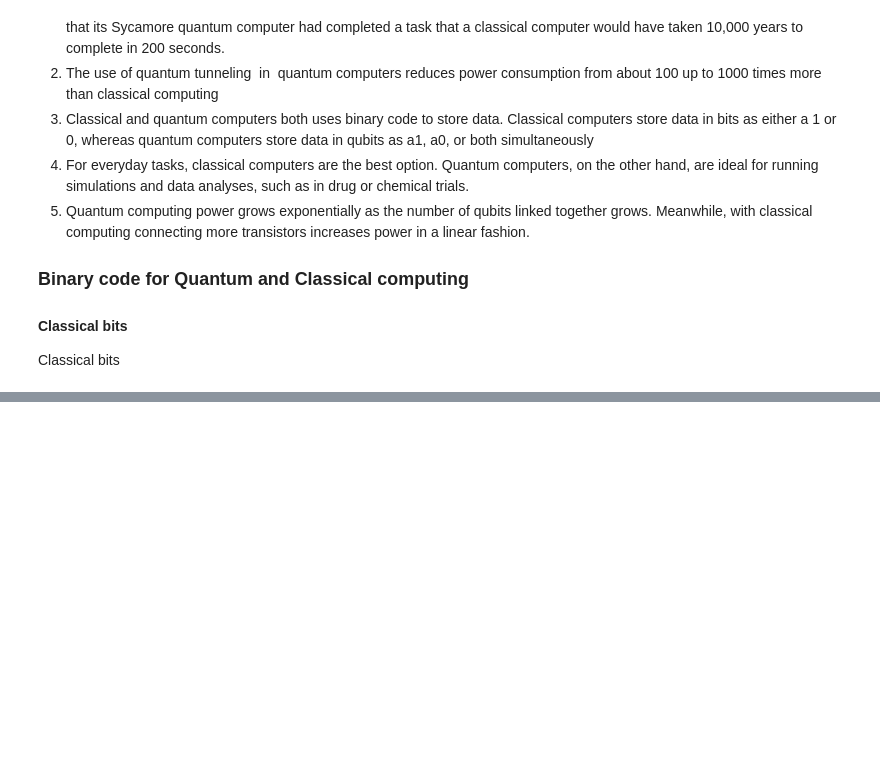
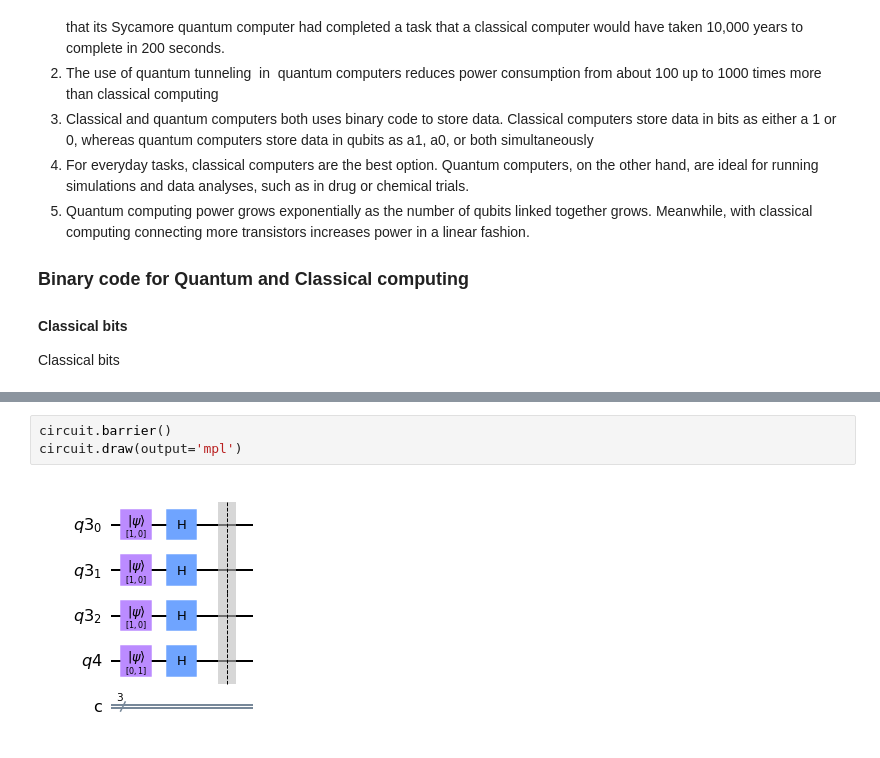
Before and after one commit to Babajide-olawoye/emrgingTechAssessment, a Jupyter notebook: quantum-deutsch.ipynb, the cells around one changed output, grey strips where cells are left out. Drawn from its saved outputs; the diff is of its cells as text; blank space fills up the shorter version.

```diff
--- a/quantum-deutsch.ipynb
+++ b/quantum-deutsch.ipynb
@@ -157,0 +177,5 @@ q4_4: ┤ X ├─░───┼────┼────┼────┼
+# %%
+circuit.barrier()
+circuit.draw(output='mpl')
+# %% [output]
+[figure, added]
```
Also changed, not shown: parts of 27 cells of this notebook, 4 other files.
